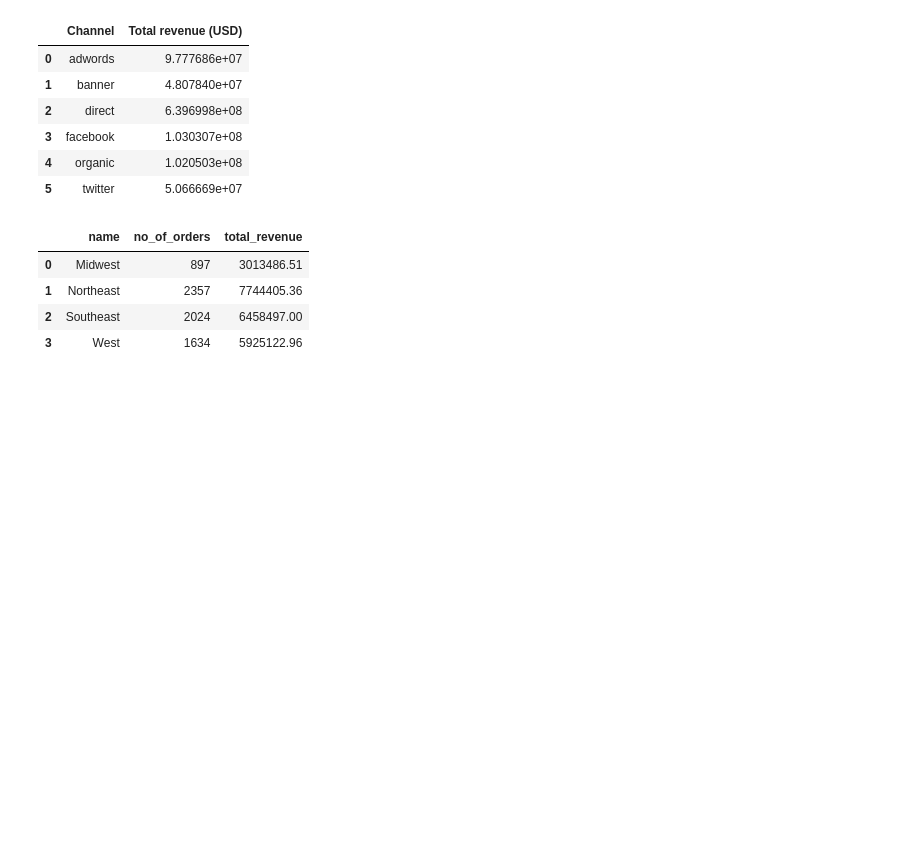
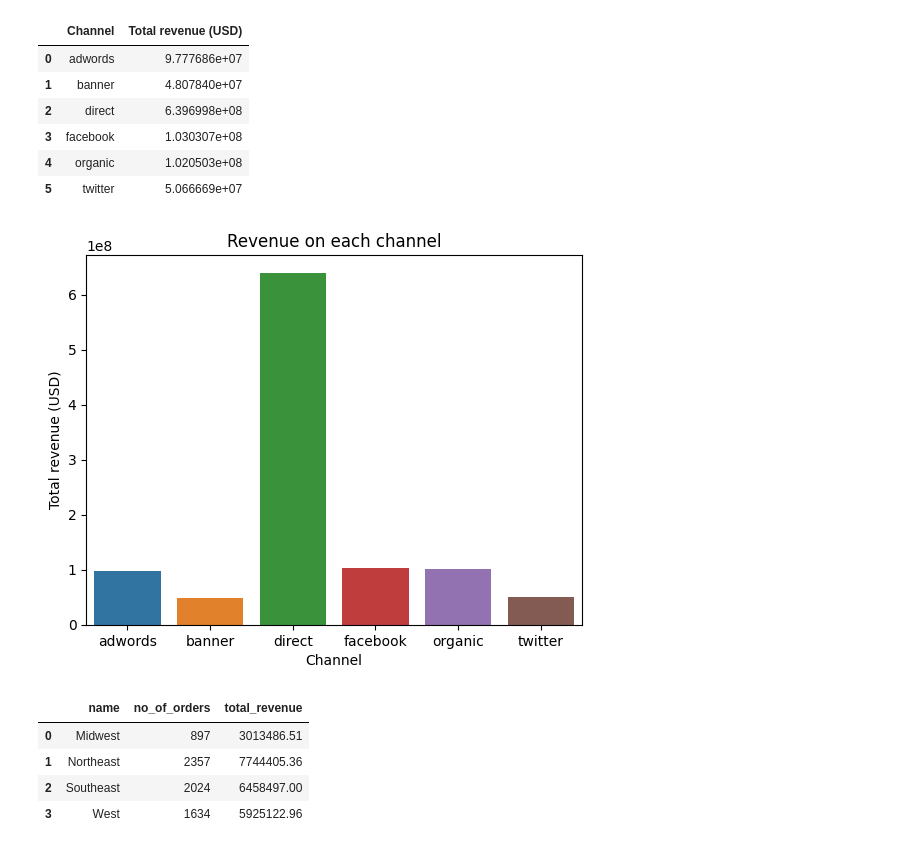
Before and after one commit to 2na3k/all-in-one-db-project, a Jupyter notebook: notebook/queries.ipynb, the cells around one changed output. Cells and saved outputs as stored; diff of their text form; code cells hidden in the pictures; blank space fills up the shorter version.

```diff
--- a/notebook/queries.ipynb
+++ b/notebook/queries.ipynb
@@ -106,3 +104,10 @@ channel_rev
+# %%
+# matplotib in action
+sns.barplot(data=channel_rev, x="Channel", y="Total revenue (USD)")
+plt.title("Revenue on each channel")
+plt.show()
+# %% [output]
+[figure, added]
 # %%
 %%sql
 SELECT
```
Also changed, not shown: parts of 5 cells of this notebook, 2 other files.
